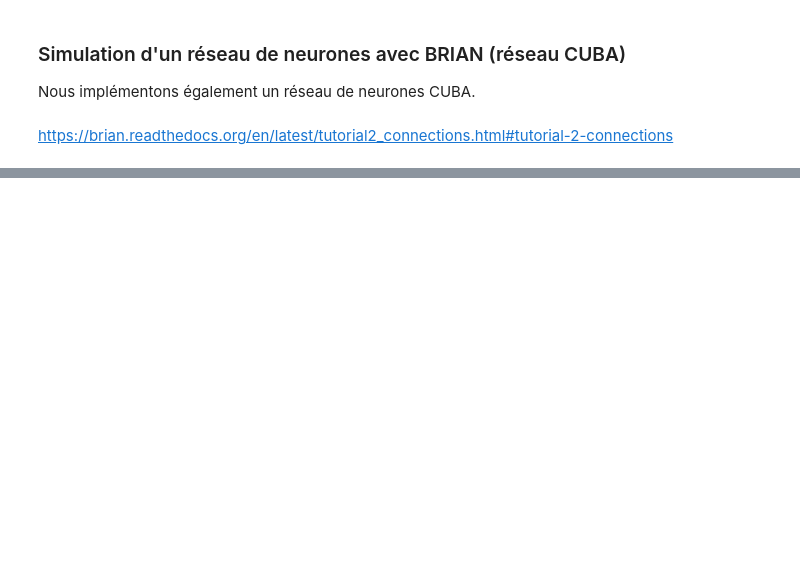
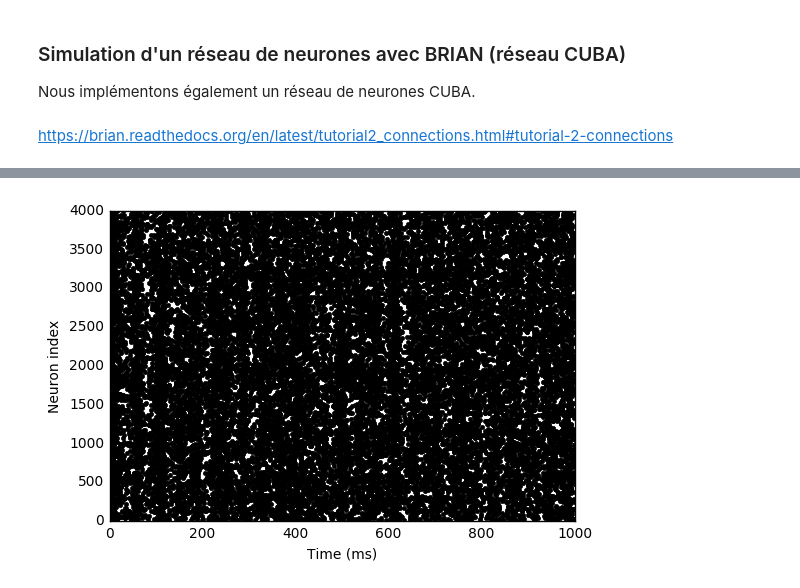
Before and after one commit to laurentperrinet/OBV1, a Jupyter notebook: notebooks/2.1.3_NeuralNetworks_Brian.ipynb, the cells around one changed output, grey strips where cells are left out. Saved outputs shown, nothing was run; the diff lists cells and outputs as text; code cells hidden in the pictures; blank space fills up the shorter version.

```diff
--- a/notebooks/2.1.3_NeuralNetworks_Brian.ipynb
+++ b/notebooks/2.1.3_NeuralNetworks_Brian.ipynb
@@ -70,0 +11,39 @@ run(1000 * ms)
+# %%
+from brian2 import *
+
+taum = 20*ms
+taue = 5*ms
+taui = 10*ms
+Vt = -50*mV
+Vr = -60*mV
+El = -49*mV
+
+eqs = '''
+dv/dt  = (ge+gi-(v-El))/taum : volt (unless refractory)
+dge/dt = -ge/taue : volt
+dgi/dt = -gi/taui : volt
+'''
+
+P = NeuronGroup(4000, eqs, threshold='v>Vt', reset='v = Vr', refractory=5*ms,
+                method='linear')
+P.v = 'Vr + rand() * (Vt - Vr)'
+P.ge = 0*mV
+P.gi = 0*mV
+
+we = (60*0.27/10)*mV # excitatory synaptic weight (voltage)
+wi = (-20*4.5/10)*mV # inhibitory synaptic weight
+Ce = Synapses(P, P, on_pre='ge += we')
+Ci = Synapses(P, P, on_pre='gi += wi')
+Ce.connect('i<3200', p=0.02)
+Ci.connect('i>=3200', p=0.02)
+
+s_mon = SpikeMonitor(P)
+
+run(1 * second)
+
+plot(s_mon.t/ms, s_mon.i, '.k')
+xlabel('Time (ms)')
+ylabel('Neuron index')
+show()
+# %% [output]
+[figure, added]
```
Also changed, not shown: parts of 11 cells of this notebook, 2 other files.
